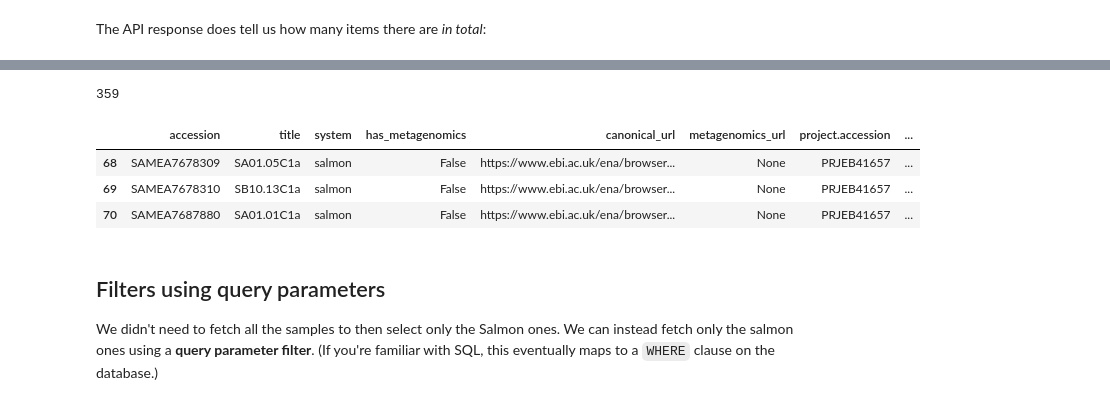
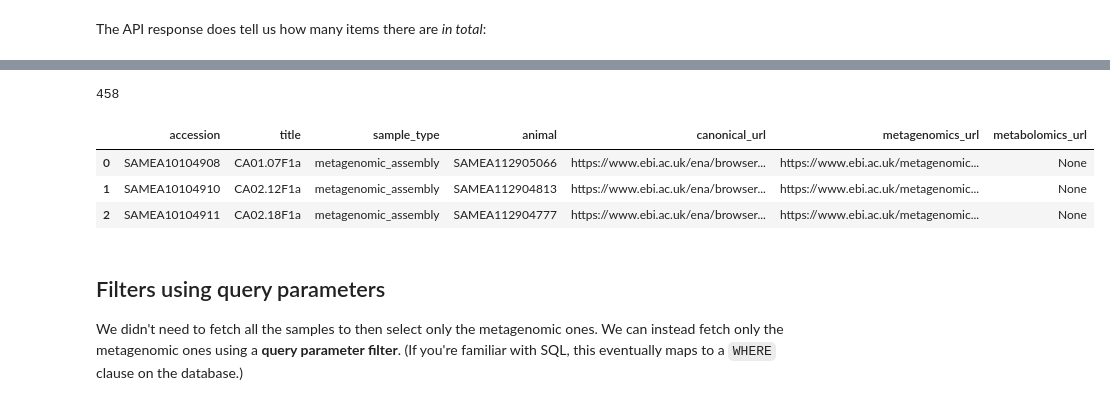
Before and after one commit to EBI-Metagenomics/holofood-database, a Jupyter notebook: docs/api.ipynb, the cells around one changed output, grey strips where cells are left out. Saved outputs shown, nothing was run; the diff lists cells and outputs as text; code cells hidden in the pictures.

```diff
--- a/docs/api.ipynb
+++ b/docs/api.ipynb
@@ -97,3 +103,5 @@ samples = requests.get('http://127.0.0.1:8000/api/samples')
+# %%
+samples = requests.get('https://www.holofooddata.org/api/samples')
 # %%
 samples_df = pd.json_normalize(samples.json()['items'])
 samples_df.head(3)
@@ -130,7 +133,11 @@ samples_endpoint_base = '{{< var portal.root_url >}}/api/samples'
 # %%
 page = 1
 
-while page:
+# We will only fetch the first 10 pages for now...
+
+max_pages = 10
+
+while page and page < max_pages:
     print(f'Fetching {page=}')
 
     samples_page = requests.get(f'{samples_endpoint_base}?{page=}').json()
@@ -158,16 +185,16 @@ len(samples_df)
 # %%
-salmon = samples_df[samples_df.system == 'salmon']
-print(len(salmon))
-salmon.head(3)
+metagenome_assembly_samples = samples_df[samples_df.sample_type == 'metagenomic_assembly']
+print(len(metagenome_assembly_samples))
+metagenome_assembly_samples.head(3)
 # %% [output]
-359
+458
-|  | accession | title | system | has_metagenomics | canonical_url | metagenomics_url | project.accession | ... |
-| 68 | SAMEA7678309 | SA01.05C1a | salmon | False | https://www.ebi.ac.uk/ena/browser... | None | PRJEB41657 | ... |
-| 69 | SAMEA7678310 | SB10.13C1a | salmon | False | https://www.ebi.ac.uk/ena/browser... | None | PRJEB41657 | ... |
-| 70 | SAMEA7687880 | SA01.01C1a | salmon | False | https://www.ebi.ac.uk/ena/browser... | None | PRJEB41657 | ... |
+|  | accession | title | sample_type | animal | canonical_url | metagenomics_url | metabolomics_url |
+| 0 | SAMEA10104908 | CA01.07F1a | metagenomic_assembly | SAMEA112905066 | https://www.ebi.ac.uk/ena/browser... | https://www.ebi.ac.uk/metagenomic... | None |
+| 1 | SAMEA10104910 | CA02.12F1a | metagenomic_assembly | SAMEA112904813 | https://www.ebi.ac.uk/ena/browser... | https://www.ebi.ac.uk/metagenomic... | None |
+| 2 | SAMEA10104911 | CA02.18F1a | metagenomic_assembly | SAMEA112904777 | https://www.ebi.ac.uk/ena/browser... | https://www.ebi.ac.uk/metagenomic... | None |
 # %% [markdown]
 ## Filters using query parameters
-We didn't need to fetch all the samples to then select only the Salmon ones. We can instead fetch only the salmon ones using a **query parameter filter**. (If you're familiar with SQL, this eventually maps to a `WHERE` clause on the database.)
+We didn't need to fetch all the samples to then select only the metagenomic ones. We can instead fetch only the metagenomic ones using a **query parameter filter**. (If you're familiar with SQL, this eventually maps to a `WHERE` clause on the database.)
 # %%
 page = 1
 
```
Also changed, not shown: parts of 27 cells of this notebook, 7 other files.
